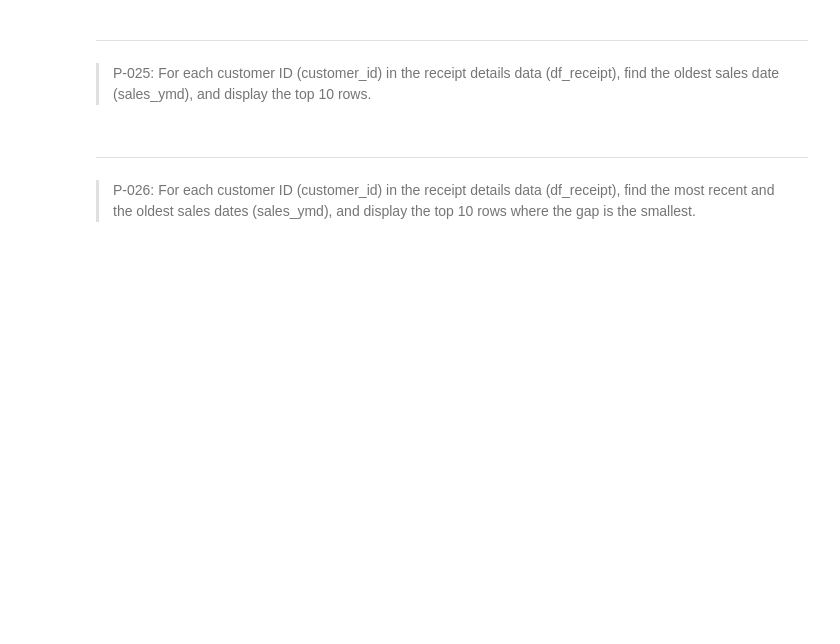
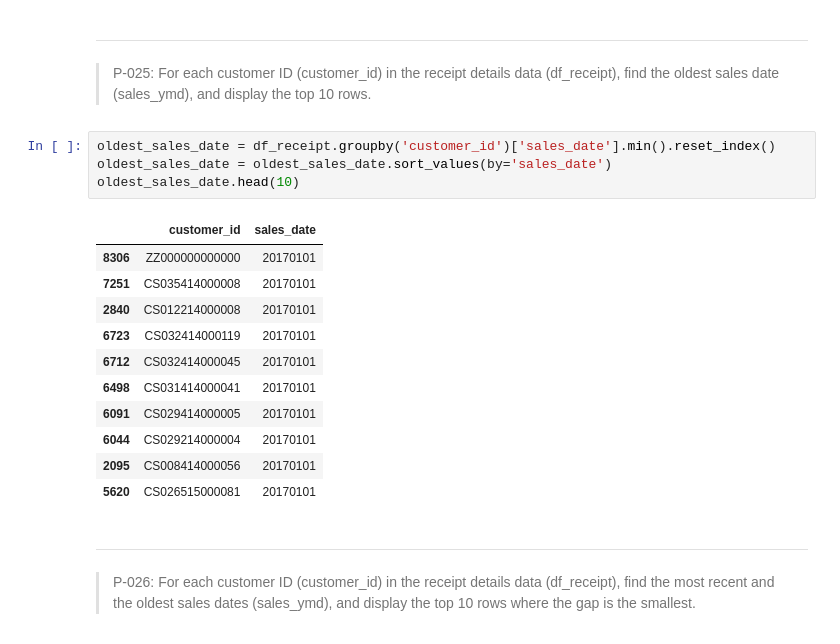
Before and after one commit to Greekatz/BasicDataScience, a Jupyter notebook: notebooks_en/exercises/100_pandas_exercises_en.ipynb, the cells around one changed output. Saved outputs shown, nothing was run; the diff lists cells and outputs as text; blank space fills up the shorter version.

```diff
--- a/notebooks_en/exercises/100_pandas_exercises_en.ipynb
+++ b/notebooks_en/exercises/100_pandas_exercises_en.ipynb
@@ -413,6 +384,22 @@ result
 # %% [markdown]
 ---
 > P-025: For each customer ID (customer_id) in the receipt details data (df_receipt), find the oldest sales date (sales_ymd), and display the top 10 rows.
+# %%
+oldest_sales_date = df_receipt.groupby('customer_id')['sales_date'].min().reset_index()
+oldest_sales_date = oldest_sales_date.sort_values(by='sales_date')
+oldest_sales_date.head(10)
+# %% [output]
+|  | customer_id | sales_date |
+| 8306 | ZZ000000000000 | 20170101 |
+| 7251 | CS035414000008 | 20170101 |
+| 2840 | CS012214000008 | 20170101 |
+| 6723 | CS032414000119 | 20170101 |
+| 6712 | CS032414000045 | 20170101 |
+| 6498 | CS031414000041 | 20170101 |
+| 6091 | CS029414000005 | 20170101 |
+| 6044 | CS029214000004 | 20170101 |
+| 2095 | CS008414000056 | 20170101 |
+| 5620 | CS026515000081 | 20170101 |
 # %% [markdown]
 ---
 > P-026: For each customer ID (customer_id) in the receipt details data (df_receipt), find the most recent and the oldest sales dates (sales_ymd), and display the top 10 rows where the gap is the smallest.
```
Also changed, not shown: parts of 21 cells of this notebook.
